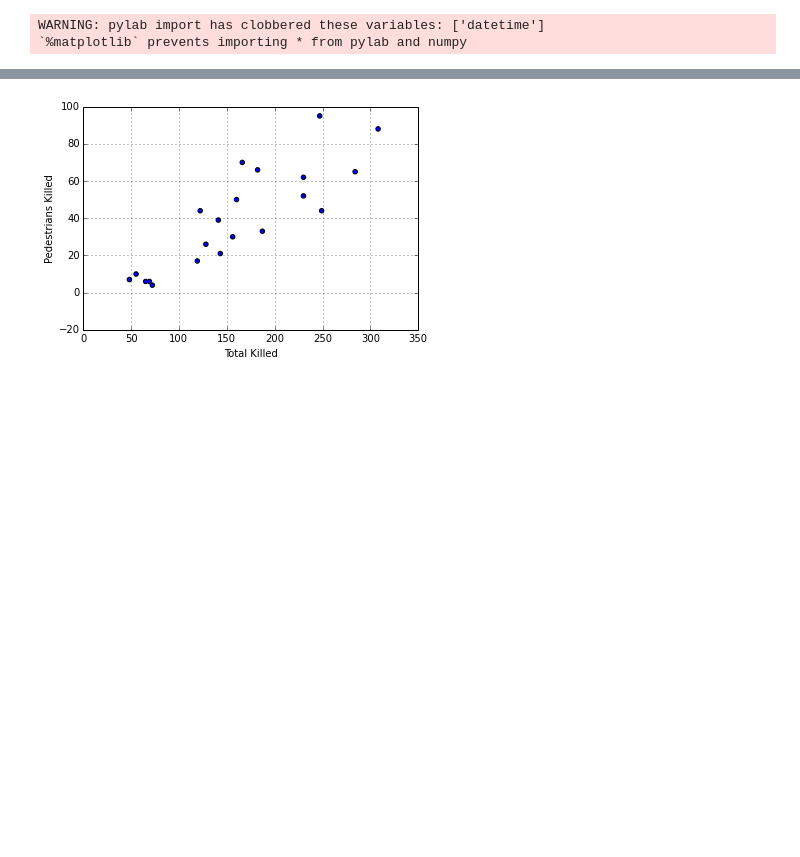
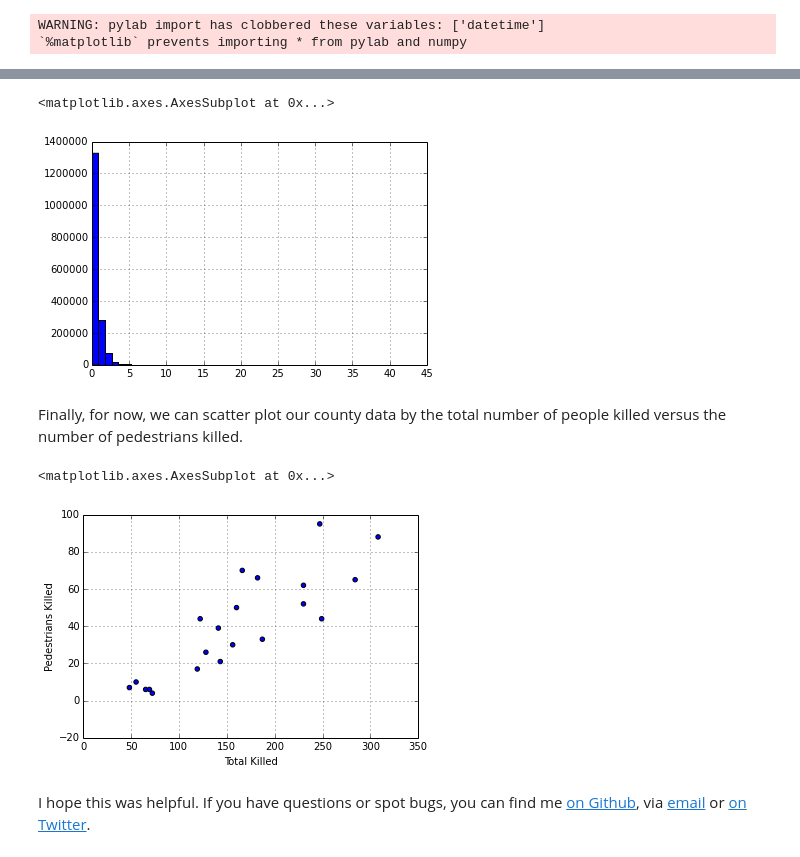
Before and after one commit to tswicegood/python-data-science-intro, a Jupyter notebook: Python for Data Analysis at NICAR15.ipynb, the cells around one changed output, grey strips where cells are left out. Saved outputs shown, nothing was run; the diff lists cells and outputs as text; code cells hidden in the pictures; blank space fills up the shorter version.

```diff
--- a/Python for Data Analysis at NICAR15.ipynb
+++ b/Python for Data Analysis at NICAR15.ipynb
@@ -324,8 +350,15 @@ WARNING: pylab import has clobbered these variables: ['datetime']
+# %%
+newframe['Total Involved'].hist(bins=50)
+# %% [output]
+<matplotlib.axes.AxesSubplot at 0x...>
+[figure, added]
+# %% [markdown]
+Finally, for now, we can scatter plot our county data by the total number of people killed versus the number of pedestrians killed.
 # %%
-
-import matplotlib.pyplot as plt
 #let's scatter plot county name by total killed and pedestrians killed.
-countyframe = newframe.groupby('County Name').sum()
-myplot=countyframe.plot(kind='scatter', x='Total Killed', y='Pedestrians Killed').figure
+countyframe.plot(kind='scatter', x='Total Killed', y='Pedestrians Killed')
 # %% [output]
+<matplotlib.axes.AxesSubplot at 0x...>
 [figure]
+# %% [markdown]
+I hope this was helpful. If you have questions or spot bugs, you can find me [on Github](https://github.com/tommeagher), via [email](http://www.tommeagher.com/about.html) or [on Twitter](https://twitter.com/ultracasual).
```
Also changed, not shown: parts of 14 cells of this notebook, 3 other files.
